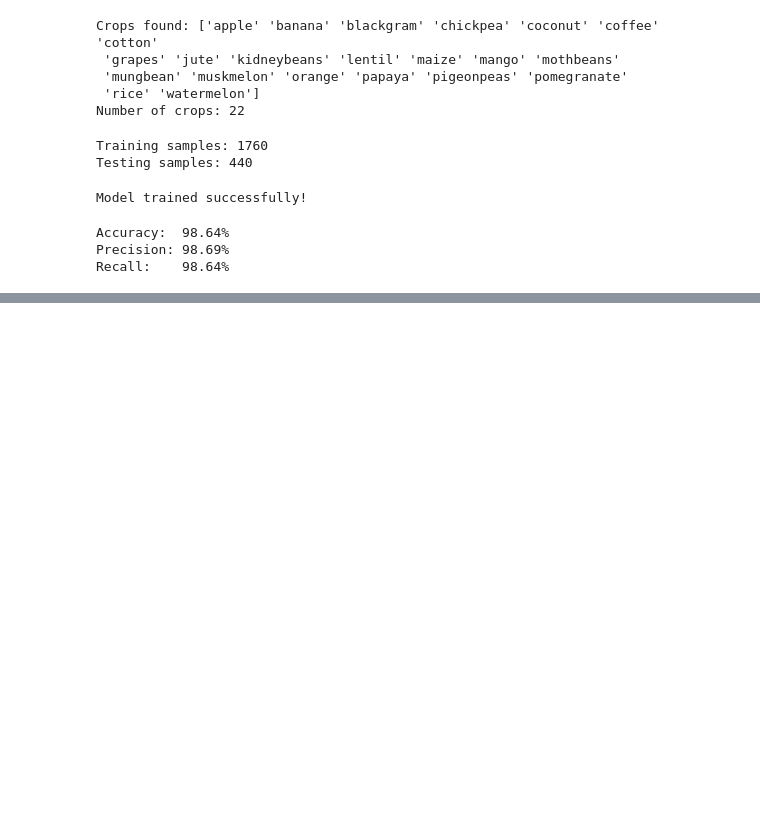
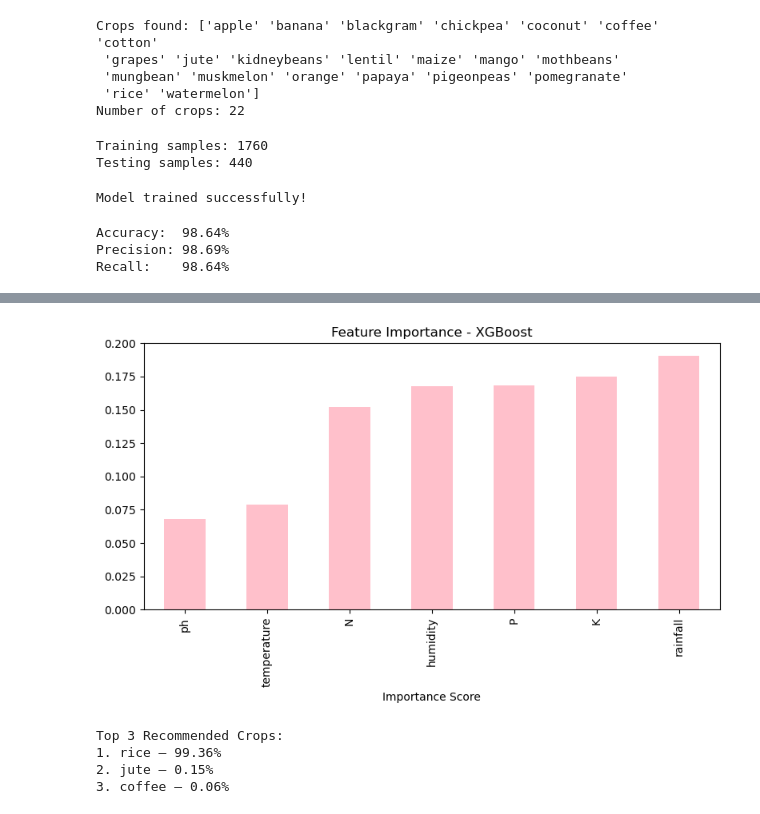
Before and after one commit to TINOZOERAMONA/croprecommendationproject, a Jupyter notebook: notebooks/XGBoost.ipynb, the cells around one changed output, grey strips where cells are left out. Saved outputs shown, nothing was run; the diff lists cells and outputs as text; code cells hidden in the pictures; blank space fills up the shorter version.

Commit message:
added feature importance and tested the model

```diff
--- a/notebooks/XGBoost.ipynb
+++ b/notebooks/XGBoost.ipynb
@@ -155 +155,38 @@ plt.show()
+# %%
+#feature importance plot
+feat_importance = pd.Series(model.feature_importances_, index=X.columns)  #calculating how much each feature contributed to making correct predictions
+feat_importance.sort_values().plot(kind="bar", figsize=(8, 5), color="pink") #barh = horizontal bar graph
+plt.title("Feature Importance - XGBoost")
+plt.xlabel("Importance Score")
+plt.tight_layout()
+plt.show()
+# %% [output]
+[figure, added]
+# %%
+# Testing
+sample = pd.DataFrame([{
+    "N": 90, "P": 42, "K": 43,
+    "temperature": 20.8,
+    "humidity": 82.0,
+    "ph": 6.5,
+    "rainfall": 202.9
+}])
+
+probabilities = model.predict_proba(sample)[0]  # getting probabilities for all 22 crops
+
+
+crop_probs = pd.Series(probabilities, index=le.classes_)  # linking each crop name to its probability
+
+
+top3 = crop_probs.sort_values(ascending=False).head(3)  # sort and get top 3
+
+
+print("Top 3 Recommended Crops:")
+for i, (crop, prob) in enumerate(top3.items(), 1):
+    print(f"{i}. {crop} — {round(prob*100, 2)}%")
+# %% [output]
+Top 3 Recommended Crops:
+1. rice — 99.36%
+2. jute — 0.15%
+3. coffee — 0.06%
 # %%
```
Also changed, not shown: parts of 3 cells of this notebook.
